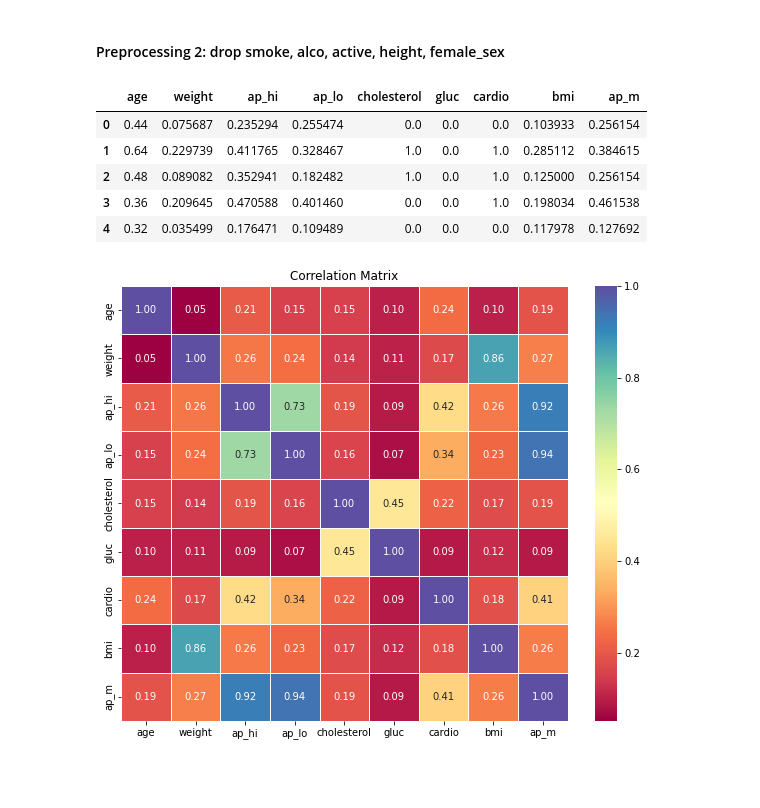
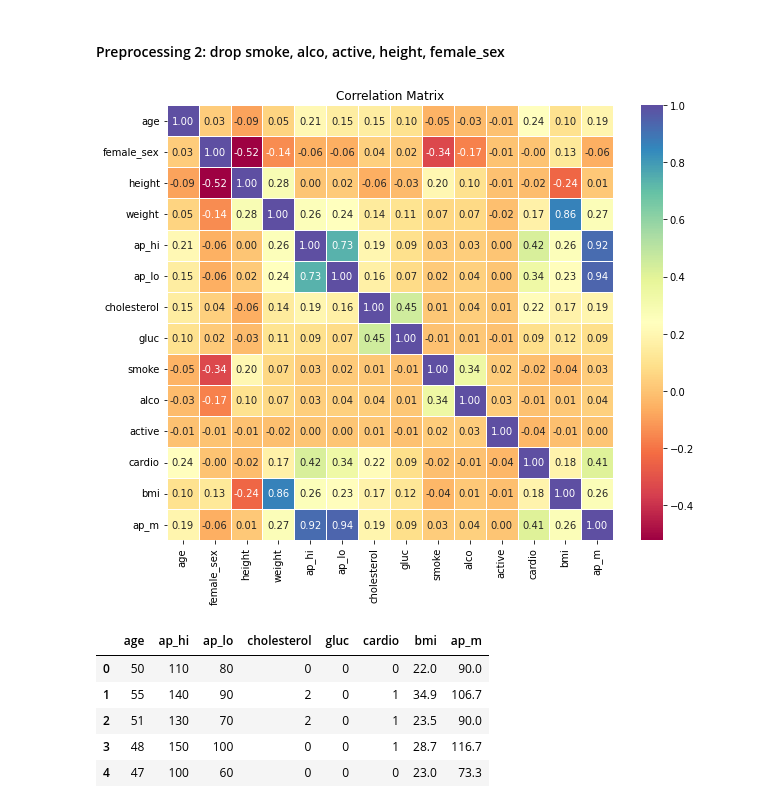
Before and after one commit to lucas-lfp/heart-shaped-box__Machine-Learning-SVM-classifier, a Jupyter notebook: heart_shaped_box_4.ipynb, the cells around one changed output. Cells and saved outputs as stored; diff of their text form; code cells hidden in the pictures; blank space fills up the shorter version.

```diff
--- a/heart_shaped_box_4.ipynb
+++ b/heart_shaped_box_4.ipynb
@@ -381,51 +380,53 @@ df = df.drop(['age_group', 'ap_aha', 'lifestyle', 'healthy_ls'], axis =1)   # Dr
 df['bmi'] = df['bmi'].round(1)
 df['ap_m'] = df['ap_m'].round(1)
 
 # Encoding sex as binary, renaming it "female sex"
 sex_map = {
     "female" : 1,
     "male" : 0
 }
 
 df["sex"] = df["sex"].map(sex_map)
 df = df.rename(columns = {"sex" : "female_sex"})
 
 # Encoding ordered cat features
 
 le = LabelEncoder()
 df['cholesterol'] = le.fit_transform(df['cholesterol'])
 df['gluc'] = le.fit_transform(df['gluc'])
 
-# MinMax scaling
-
-scaler = MinMaxScaler()
-cols = df.columns
-df = scaler.fit_transform(df)
-df = pd.DataFrame(df, columns = cols)
-df = df.drop(["smoke", "alco", "active", "height", "female_sex"], axis = 1)
-
-display(df.head())
-
 # Heatmap
 plt.figure(figsize=(10, 8))
 sns.heatmap(df.corr(), annot=True, cmap='Spectral', fmt=".2f", linewidths=.5)
 plt.title('Correlation Matrix')
 plt.show()
 
-# Train and Test sets
+# Dropping features with low to no relevance for the model
+df = df.drop(["smoke", "alco", "active", "height", "female_sex", "weight"], axis = 1)
+
+# MinMax scaling
 
 X = df.drop('cardio', axis = 1)
 y = df['cardio']
 
+scaler = MinMaxScaler()
+cols = X.columns
+X = scaler.fit_transform(X)
+X = pd.DataFrame(X, columns = cols)
+
+display(df.head())
+
+# Train and Test sets
+
 X_train, X_test, y_train, y_test = train_test_split(X, y, test_size = 0.2, random_state = 41)
 # %% [output]
+[figure, new version]
-|  | age | weight | ap_hi | ap_lo | cholesterol | gluc | cardio | bmi | ap_m |
-| 0 | 0.44 | 0.075687 | 0.235294 | 0.255474 | 0.0 | 0.0 | 0.0 | 0.103933 | 0.256154 |
-| 1 | 0.64 | 0.229739 | 0.411765 | 0.328467 | 1.0 | 0.0 | 1.0 | 0.285112 | 0.384615 |
-| 2 | 0.48 | 0.089082 | 0.352941 | 0.182482 | 1.0 | 0.0 | 1.0 | 0.125000 | 0.256154 |
-| 3 | 0.36 | 0.209645 | 0.470588 | 0.401460 | 0.0 | 0.0 | 1.0 | 0.198034 | 0.461538 |
-| 4 | 0.32 | 0.035499 | 0.176471 | 0.109489 | 0.0 | 0.0 | 0.0 | 0.117978 | 0.127692 |
+|  | age | ap_hi | ap_lo | cholesterol | gluc | cardio | bmi | ap_m |
+| 0 | 50 | 110 | 80 | 0 | 0 | 0 | 22.0 | 90.0 |
+| 1 | 55 | 140 | 90 | 2 | 0 | 1 | 34.9 | 106.7 |
+| 2 | 51 | 130 | 70 | 2 | 0 | 1 | 23.5 | 90.0 |
+| 3 | 48 | 150 | 100 | 0 | 0 | 1 | 28.7 | 116.7 |
+| 4 | 47 | 100 | 60 | 0 | 0 | 0 | 23.0 | 73.3 |
-[figure, old version]
 # %%
 ## SVM
 
```
Also changed, not shown: parts of 8 cells of this notebook.
